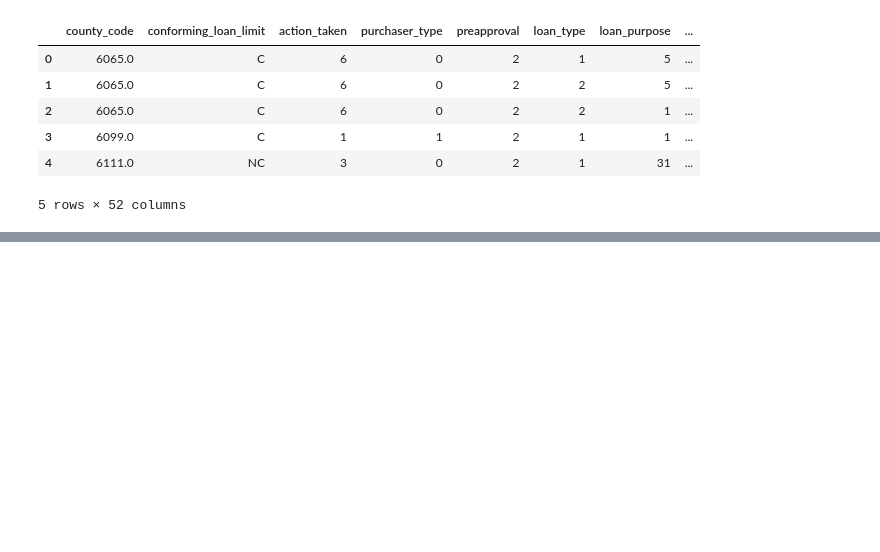
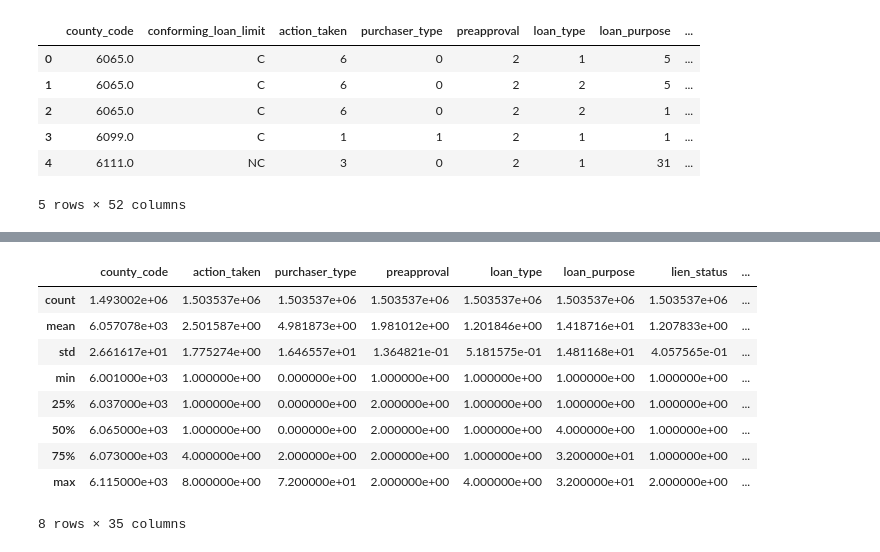
Before and after one commit to HaukeSchwarz/Thesis, a Jupyter notebook: notebooks/Main_Data_Analysis_Pipeline.ipynb, the cells around one changed output, grey strips where cells are left out. Saved outputs shown, nothing was run; the diff lists cells and outputs as text; code cells hidden in the pictures; blank space fills up the shorter version.

```diff
--- a/notebooks/Main_Data_Analysis_Pipeline.ipynb
+++ b/notebooks/Main_Data_Analysis_Pipeline.ipynb
@@ -111,0 +137,13 @@ HMDA_clean.head()
+# %%
+HMDA_clean.describe()
+# %% [output]
+|  | county_code | action_taken | purchaser_type | preapproval | loan_type | loan_purpose | lien_status | ... |
+| count | 1.493002e+06 | 1.503537e+06 | 1.503537e+06 | 1.503537e+06 | 1.503537e+06 | 1.503537e+06 | 1.503537e+06 | ... |
+| mean | 6.057078e+03 | 2.501587e+00 | 4.981873e+00 | 1.981012e+00 | 1.201846e+00 | 1.418716e+01 | 1.207833e+00 | ... |
+| std | 2.661617e+01 | 1.775274e+00 | 1.646557e+01 | 1.364821e-01 | 5.181575e-01 | 1.481168e+01 | 4.057565e-01 | ... |
+| min | 6.001000e+03 | 1.000000e+00 | 0.000000e+00 | 1.000000e+00 | 1.000000e+00 | 1.000000e+00 | 1.000000e+00 | ... |
+| 25% | 6.037000e+03 | 1.000000e+00 | 0.000000e+00 | 2.000000e+00 | 1.000000e+00 | 1.000000e+00 | 1.000000e+00 | ... |
+| 50% | 6.065000e+03 | 1.000000e+00 | 0.000000e+00 | 2.000000e+00 | 1.000000e+00 | 4.000000e+00 | 1.000000e+00 | ... |
+| 75% | 6.073000e+03 | 4.000000e+00 | 2.000000e+00 | 2.000000e+00 | 1.000000e+00 | 3.200000e+01 | 1.000000e+00 | ... |
+| max | 6.115000e+03 | 8.000000e+00 | 7.200000e+01 | 2.000000e+00 | 4.000000e+00 | 3.200000e+01 | 2.000000e+00 | ... |
+8 rows × 35 columns
```
Also changed, not shown: parts of 15 cells of this notebook.
